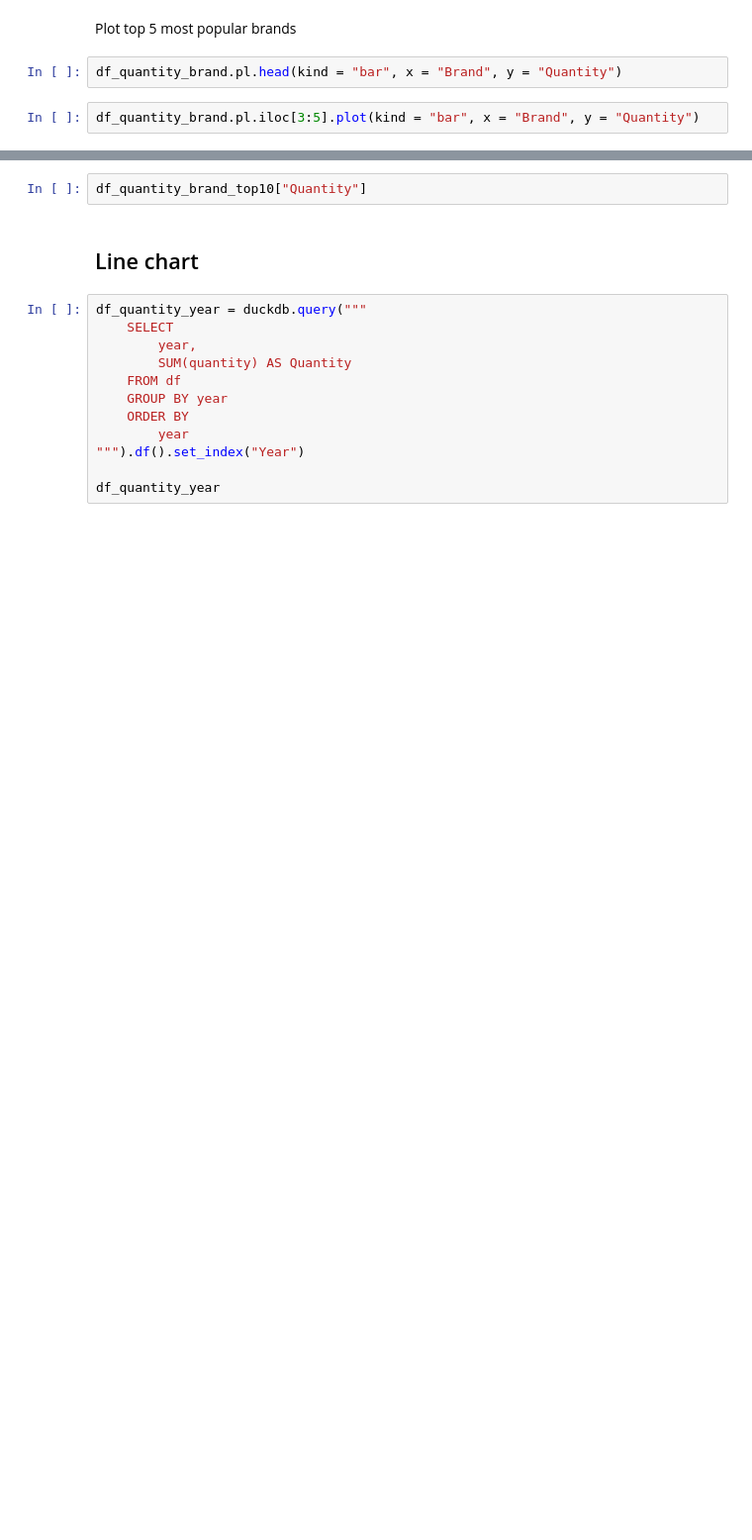
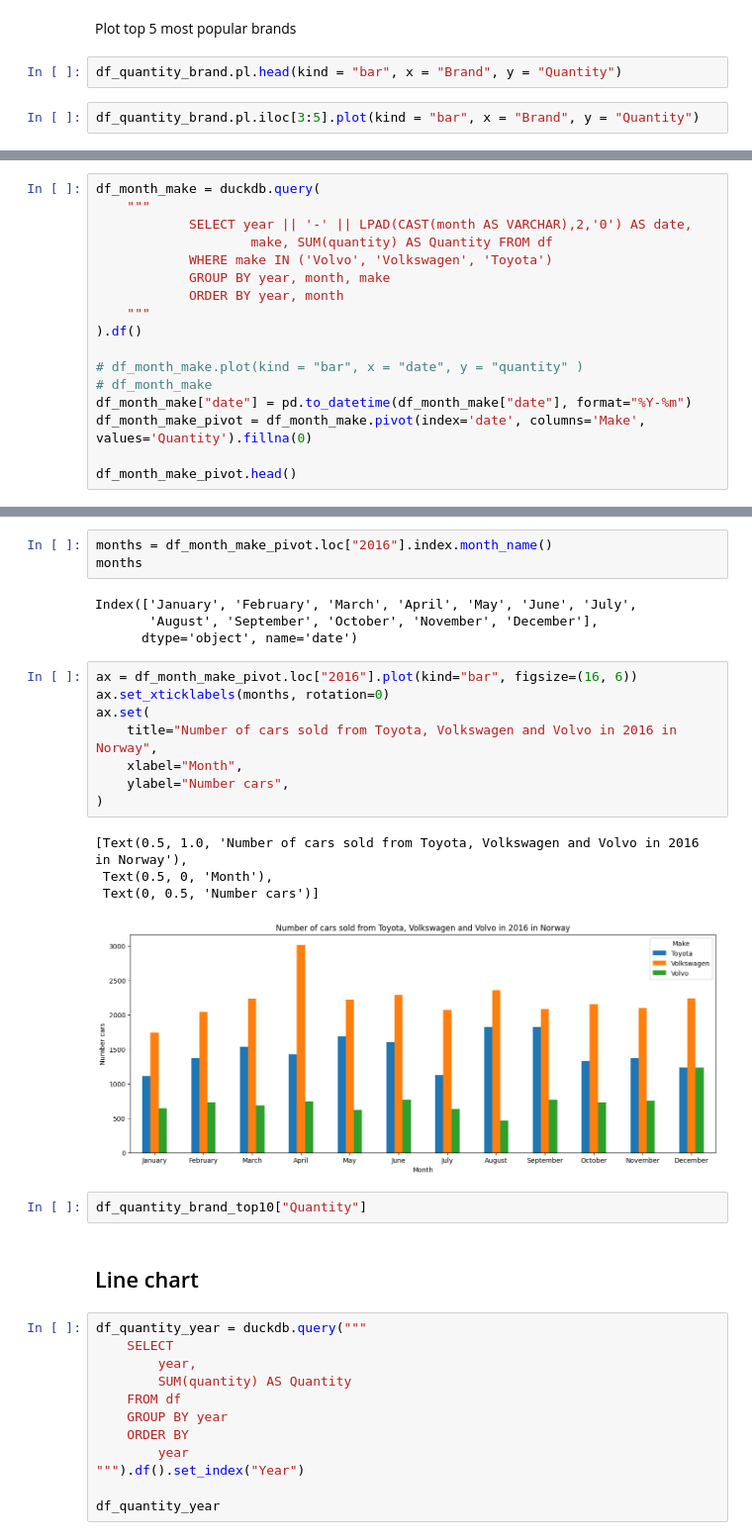
Before and after one commit to MilouSandenL/data_visualization_milou, a Jupyter notebook: code_alongs/02_matplotlib_line_bar/matplotlib_line_bar.ipynb, the cells around one changed output, grey strips where cells are left out. Shown: that part at 99% size. Drawn from its saved outputs; the diff is of its cells as text; blank space fills up the shorter version.

```diff
--- a/code_alongs/02_matplotlib_line_bar/matplotlib_line_bar.ipynb
+++ b/code_alongs/02_matplotlib_line_bar/matplotlib_line_bar.ipynb
@@ -66,0 +113,17 @@ fig.savefig("figures/bars_top_10_cars.png")
+# %%
+df_month_make = duckdb.query(
+    """
+            SELECT year || '-' || LPAD(CAST(month AS VARCHAR),2,'0') AS date,
+                    make, SUM(quantity) AS Quantity FROM df
+            WHERE make IN ('Volvo', 'Volkswagen', 'Toyota')
+            GROUP BY year, month, make
+            ORDER BY year, month
+    """
+).df()
+
+# df_month_make.plot(kind = "bar", x = "date", y = "quantity" )
+# df_month_make
+df_month_make["date"] = pd.to_datetime(df_month_make["date"], format="%Y-%m")
+df_month_make_pivot = df_month_make.pivot(index='date', columns='Make', values='Quantity').fillna(0)
+
+df_month_make_pivot.head()
@@ -67,3 +138,23 @@ fig.savefig("figures/bars_top_10_cars.png")
+# %%
+months = df_month_make_pivot.loc["2016"].index.month_name()
+months
+# %% [output]
+Index(['January', 'February', 'March', 'April', 'May', 'June', 'July',
+       'August', 'September', 'October', 'November', 'December'],
+      dtype='object', name='date')
+# %%
+ax = df_month_make_pivot.loc["2016"].plot(kind="bar", figsize=(16, 6))
+ax.set_xticklabels(months, rotation=0)
+ax.set(
+    title="Number of cars sold from Toyota, Volkswagen and Volvo in 2016 in Norway",
+    xlabel="Month",
+    ylabel="Number cars",
+)
+# %% [output]
+[Text(0.5, 1.0, 'Number of cars sold from Toyota, Volkswagen and Volvo in 2016 in Norway'),
+ Text(0.5, 0, 'Month'),
+ Text(0, 0.5, 'Number cars')]
+[figure, added]
 # %%
 df_quantity_brand_top10["Quantity"]
 # %% [markdown]
```
Also changed, not shown: parts of 11 cells of this notebook, 3 other files.
